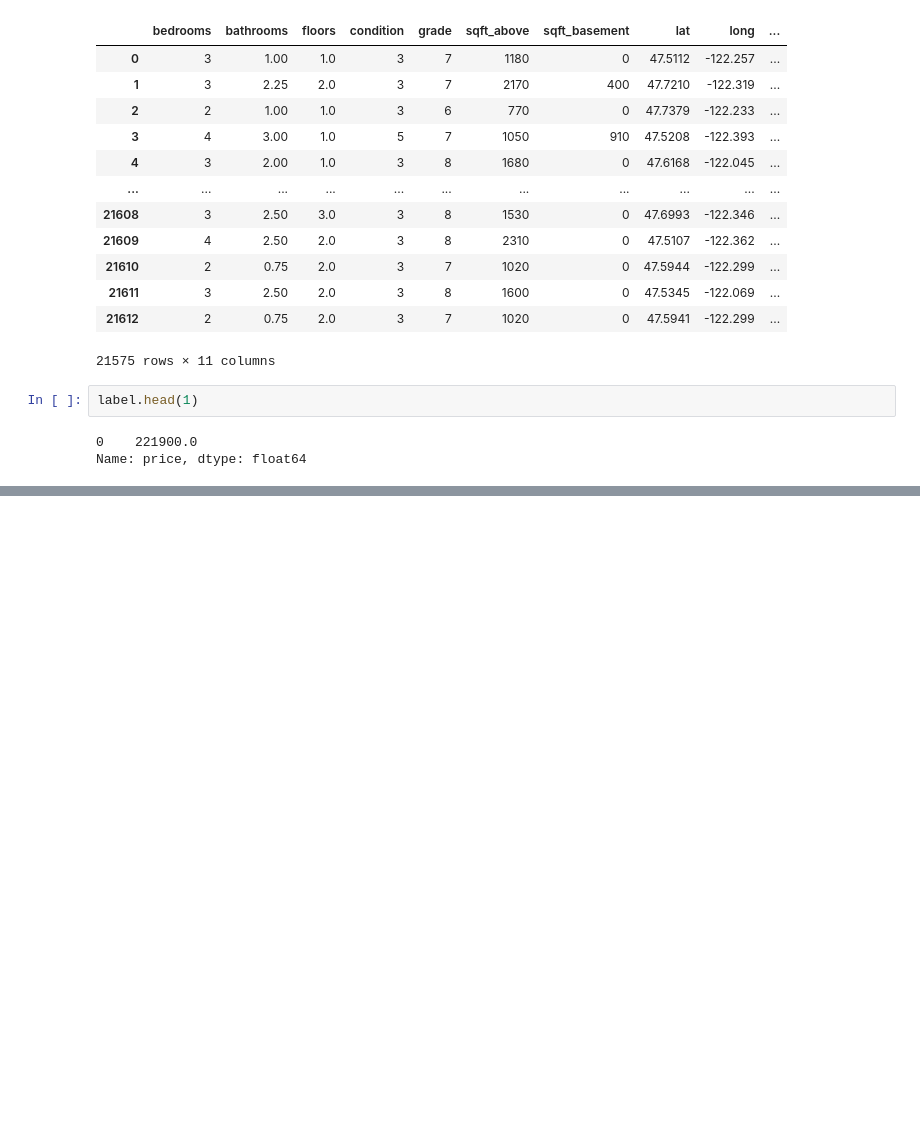
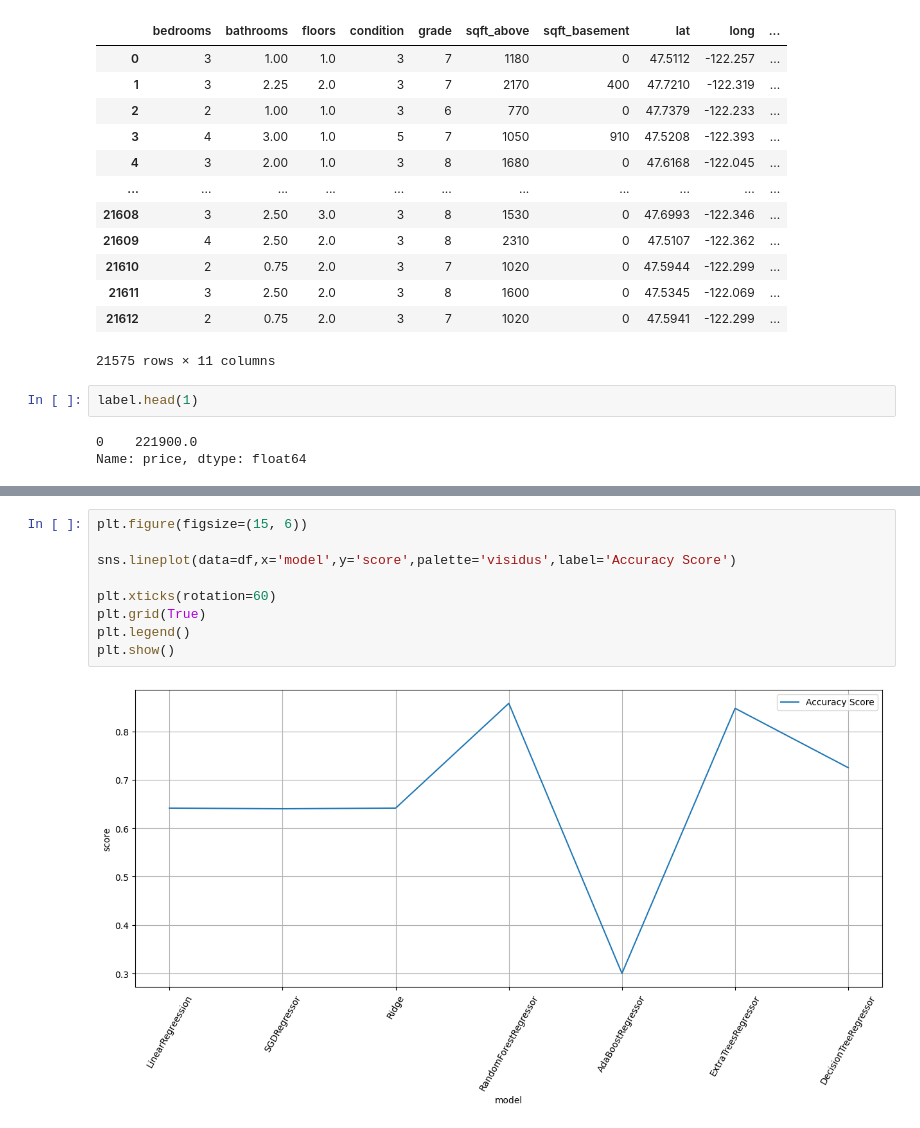
Before and after one commit to Sami606713/Intern, a Jupyter notebook: House_Price_Prediction/Notebook/HousePricePrediction.ipynb, the cells around one changed output, grey strips where cells are left out. Cells and saved outputs as stored; diff of their text form; blank space fills up the shorter version.

```diff
--- a/House_Price_Prediction/Notebook/HousePricePrediction.ipynb
+++ b/House_Price_Prediction/Notebook/HousePricePrediction.ipynb
@@ -1167,0 +1197,11 @@ pd.DataFrame(result)
+# %%
+plt.figure(figsize=(15, 6))
+
+sns.lineplot(data=df,x='model',y='score',palette='visidus',label='Accuracy Score')
+
+plt.xticks(rotation=60)
+plt.grid(True)
+plt.legend()
+plt.show()
+# %% [output]
+[figure, added]
```
Also changed, not shown: parts of 112 cells of this notebook, 4 other files.
